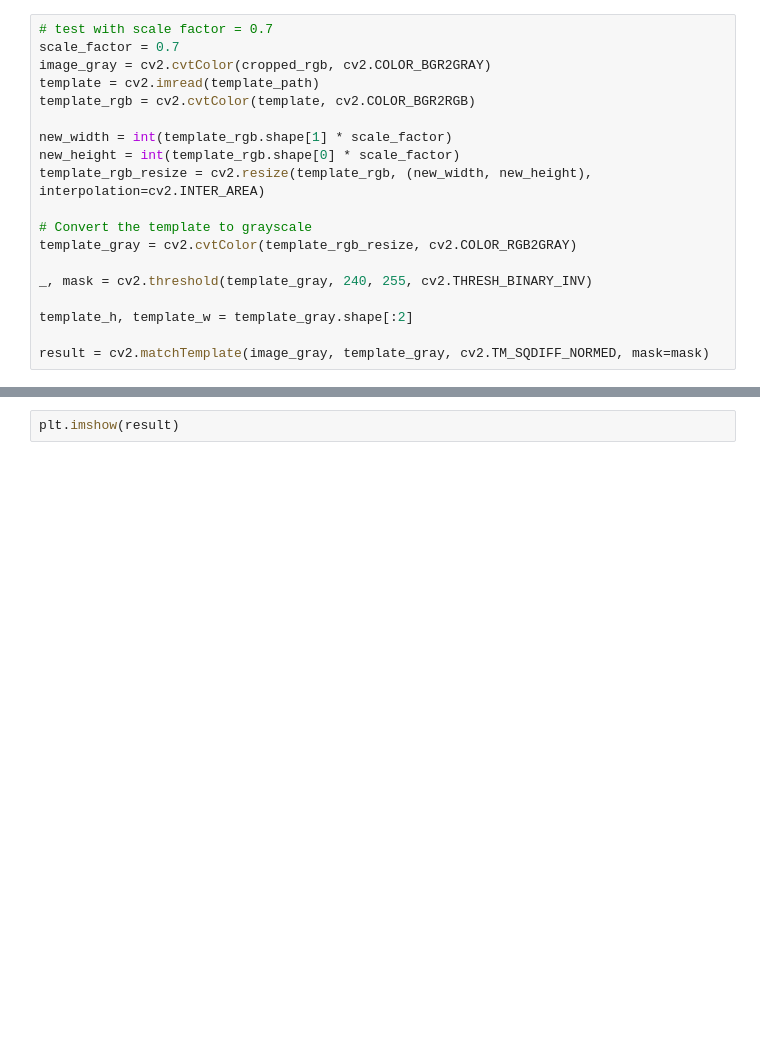
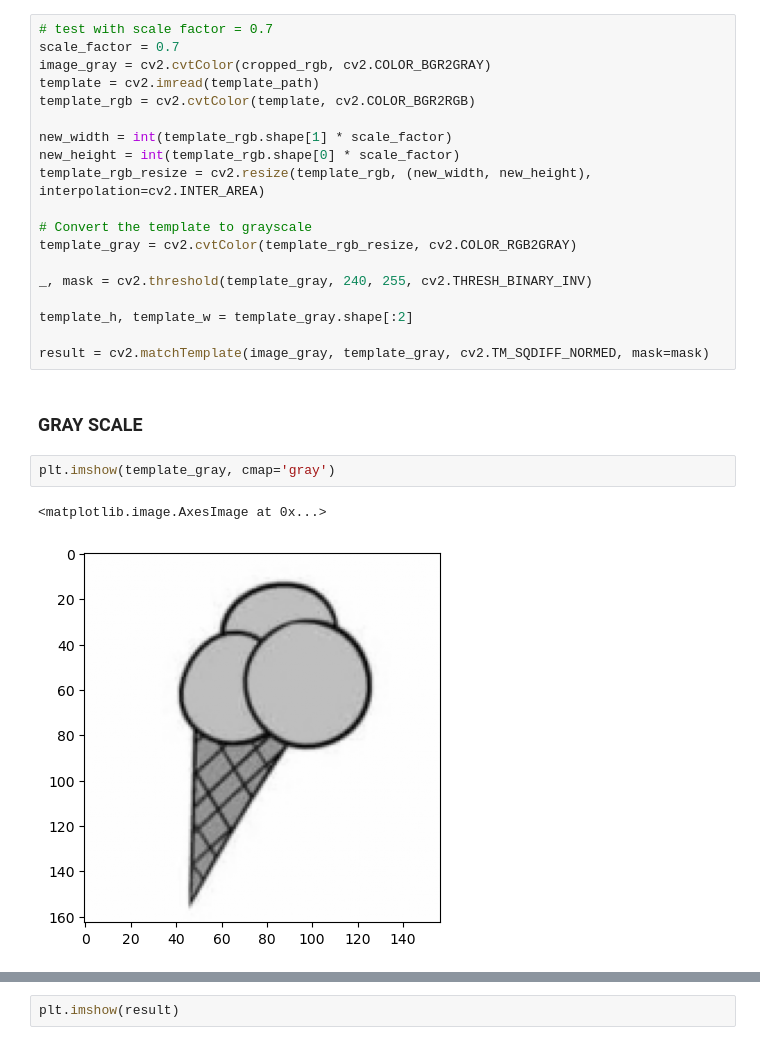
Before and after one commit to Quy3nsss/Image-precessing-mid-report, a Jupyter notebook: main.ipynb, the cells around one changed output, grey strips where cells are left out. Drawn from its saved outputs; the diff is of its cells as text; blank space fills up the shorter version.

```diff
--- a/main.ipynb
+++ b/main.ipynb
@@ -61,3 +63,10 @@ _, mask = cv2.threshold(template_gray, 240, 255, cv2.THRESH_BINARY_INV)
 template_h, template_w = template_gray.shape[:2]
 
 result = cv2.matchTemplate(image_gray, template_gray, cv2.TM_SQDIFF_NORMED, mask=mask)
+# %% [markdown]
+### GRAY SCALE
+# %%
+plt.imshow(template_gray, cmap='gray')
+# %% [output]
+<matplotlib.image.AxesImage at 0x...>
+[figure, added]
```
Also changed, not shown: parts of 8 cells of this notebook, 5 other files.
